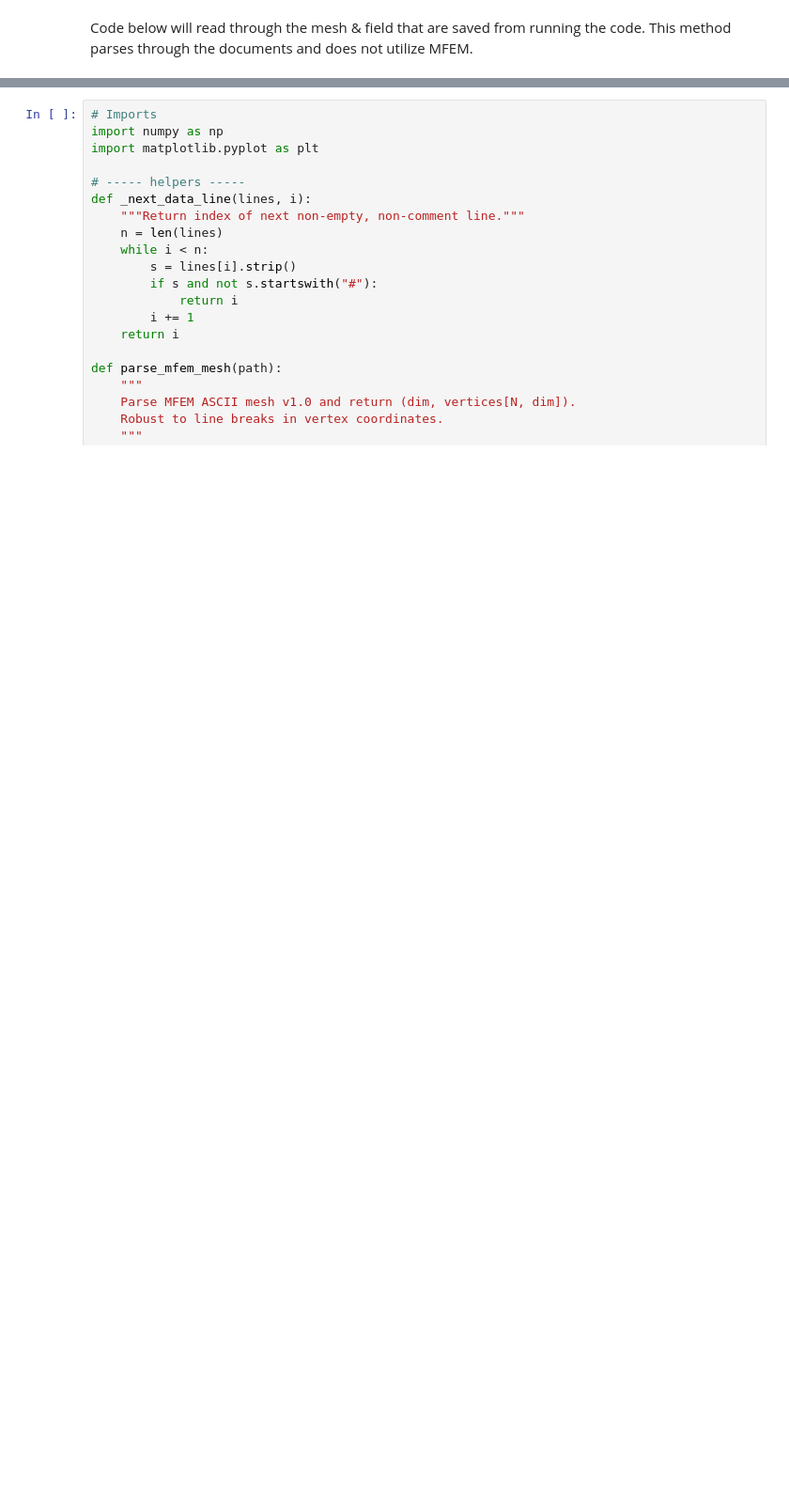
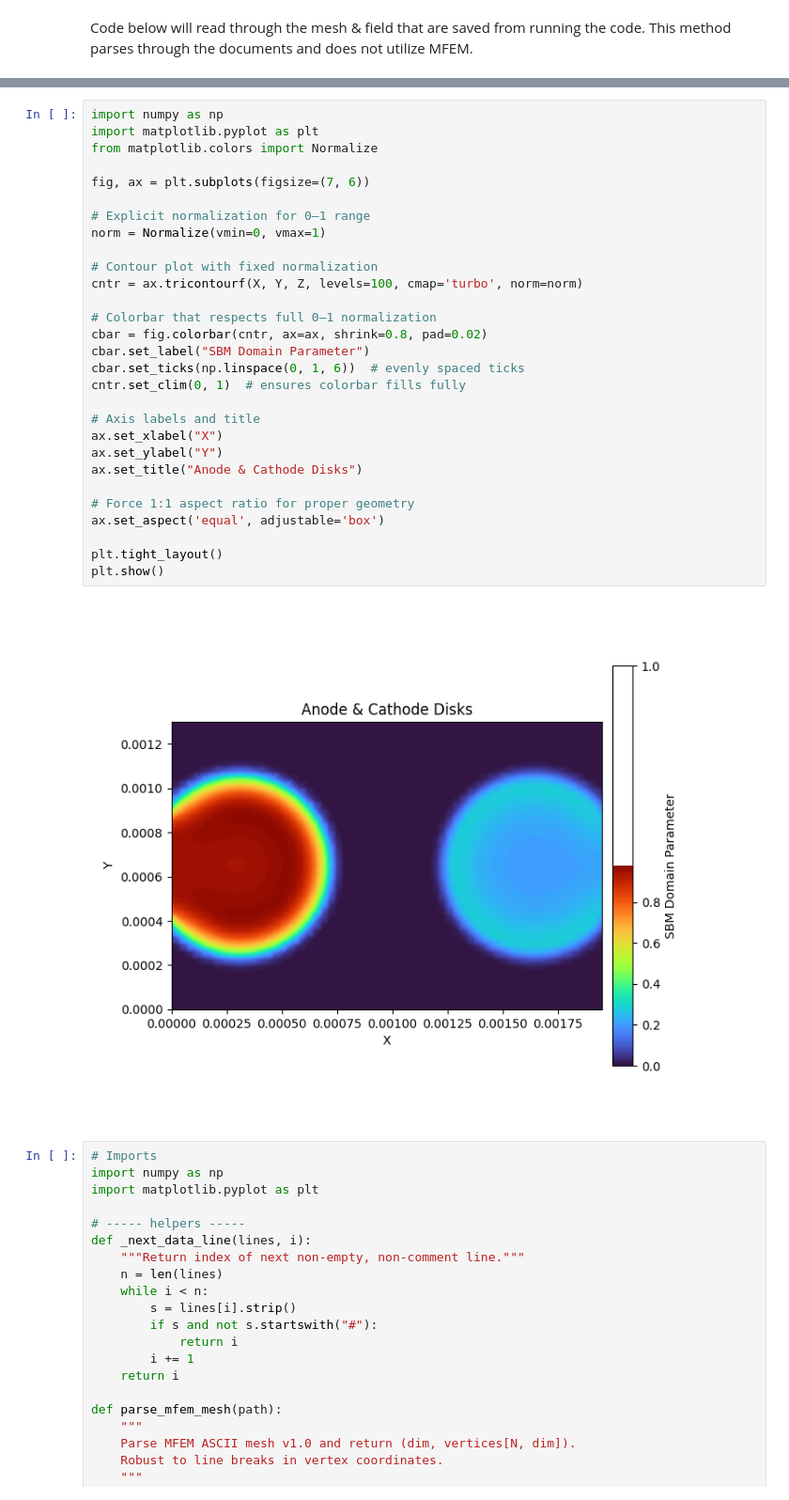
Before and after one commit to HCY-Group/BESFEM, a Jupyter notebook: BESFEM/mfem_plot.ipynb, the cells around one changed output, grey strips where cells are left out. Shown at 94% size. Saved outputs shown, nothing was run; the diff lists cells and outputs as text; blank space fills up the shorter version.

```diff
--- a/BESFEM/mfem_plot.ipynb
+++ b/BESFEM/mfem_plot.ipynb
@@ -120,3 +122,34 @@ plt.show()
+# %%
+import numpy as np
+import matplotlib.pyplot as plt
+from matplotlib.colors import Normalize
+
+fig, ax = plt.subplots(figsize=(7, 6))
+
+# Explicit normalization for 0–1 range
+norm = Normalize(vmin=0, vmax=1)
+
+# Contour plot with fixed normalization
+cntr = ax.tricontourf(X, Y, Z, levels=100, cmap='turbo', norm=norm)
+
+# Colorbar that respects full 0–1 normalization
+cbar = fig.colorbar(cntr, ax=ax, shrink=0.8, pad=0.02)
+cbar.set_label("SBM Domain Parameter")
+cbar.set_ticks(np.linspace(0, 1, 6))  # evenly spaced ticks
+cntr.set_clim(0, 1)  # ensures colorbar fills fully
+
+# Axis labels and title
+ax.set_xlabel("X")
+ax.set_ylabel("Y")
+ax.set_title("Anode & Cathode Disks")
+
+# Force 1:1 aspect ratio for proper geometry
+ax.set_aspect('equal', adjustable='box')
+
+plt.tight_layout()
+plt.show()
+# %% [output]
+[figure, added]
 # %%
 # Imports
 import numpy as np
```
Also changed, not shown: parts of 3 cells of this notebook, 10 other files.
